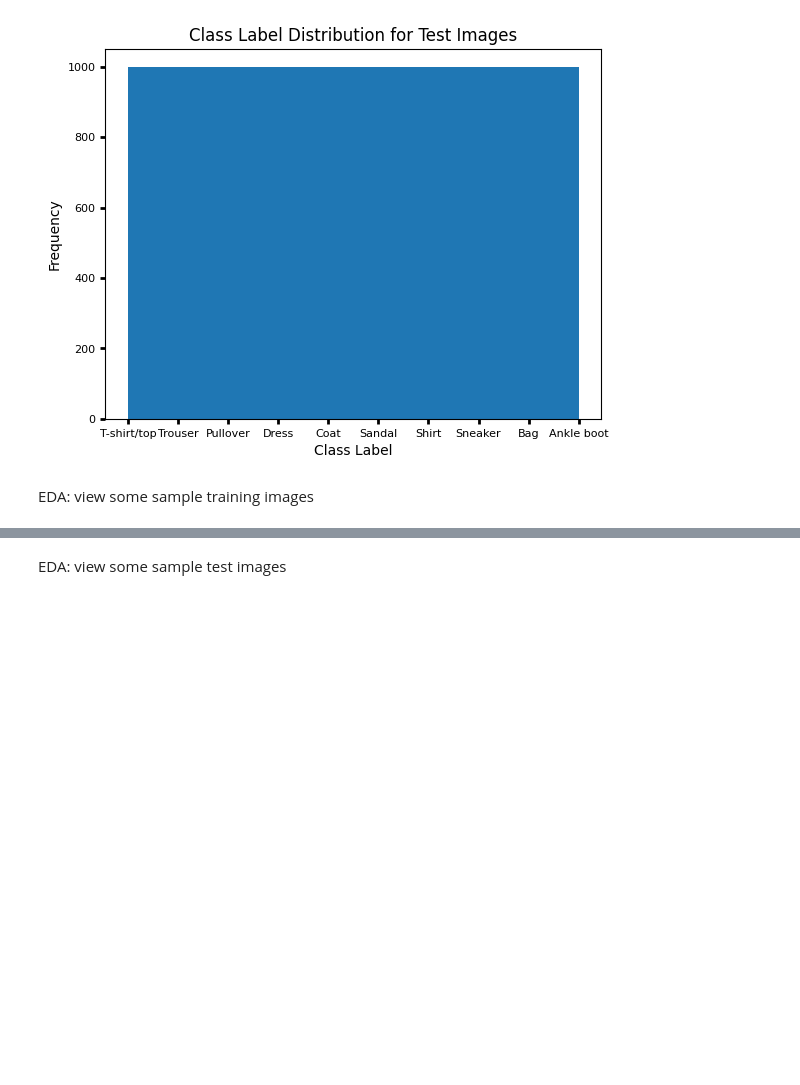
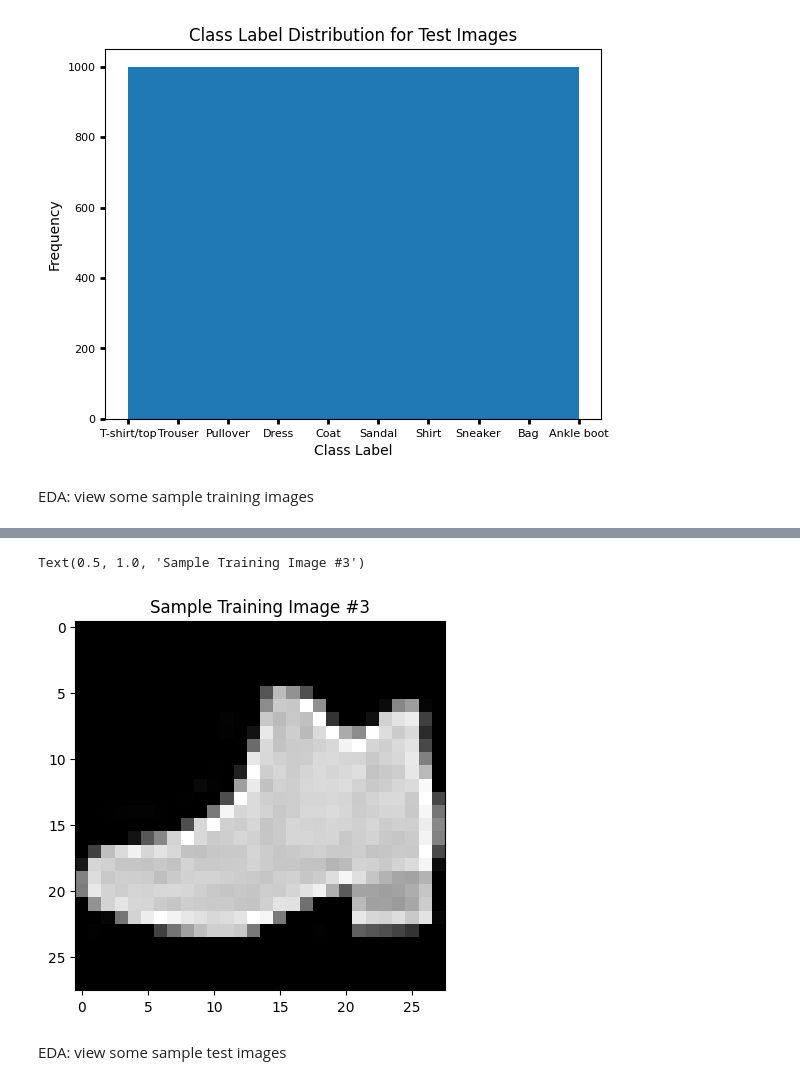
Before and after one commit to laurenwisniewski/DS4002-Project-3, a Jupyter notebook: DS_Project_3.ipynb, the cells around one changed output, grey strips where cells are left out. Drawn from its saved outputs; the diff is of its cells as text; code cells hidden in the pictures; blank space fills up the shorter version.

```diff
--- a/DS_Project_3.ipynb
+++ b/DS_Project_3.ipynb
@@ -62,3 +66,10 @@ plt.gray()
+# %%
+plt.imshow(x_train[15].reshape(28, 28))
+plt.gray()
+plt.title('Sample Training Image #3')
+# %% [output]
+Text(0.5, 1.0, 'Sample Training Image #3')
+[figure, added]
 # %% [markdown]
 EDA: view some sample test images
 # %%
```
Also changed, not shown: parts of 5 cells of this notebook.
